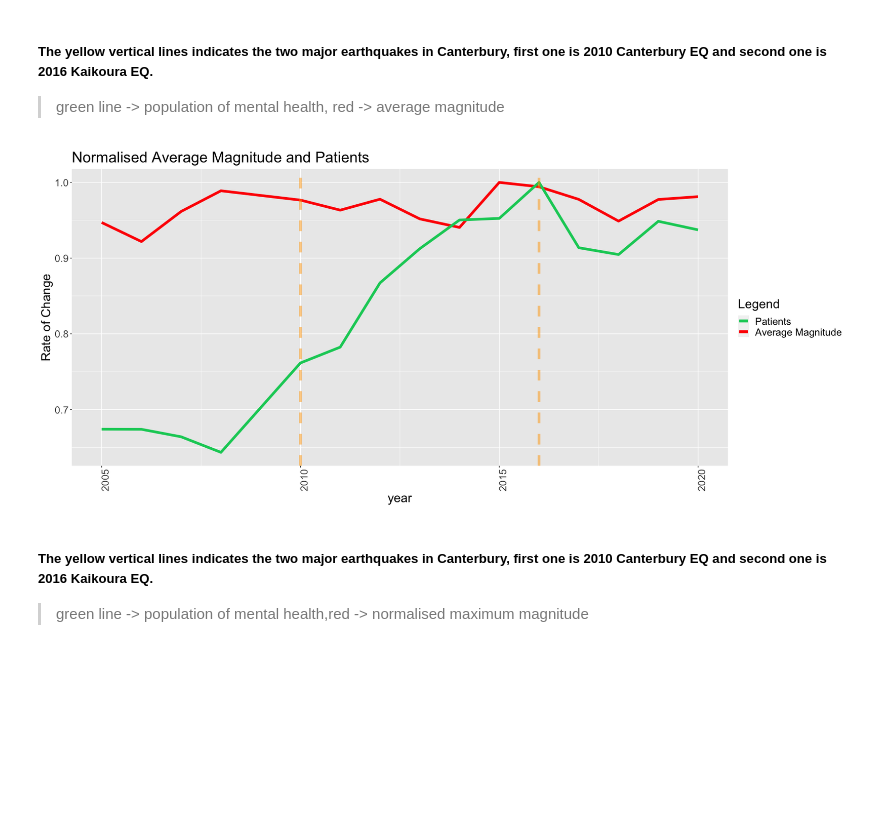
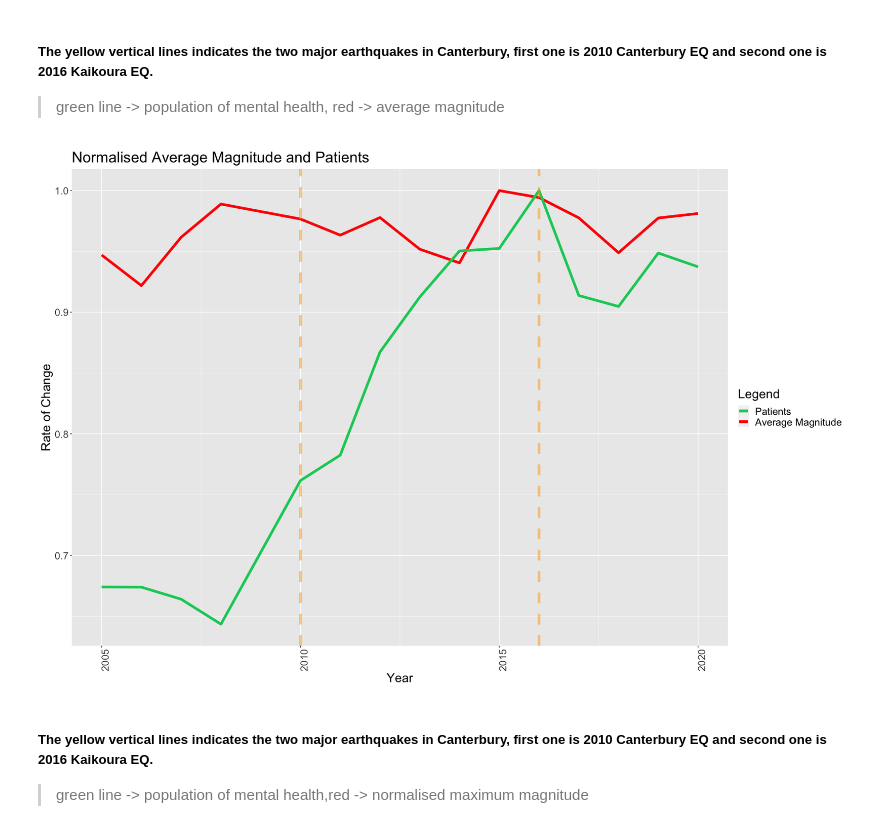
Before and after one commit to adaizh/datamac, a Jupyter notebook: Plotting.ipynb, the cells around one changed output. Saved outputs shown, nothing was run; the diff lists cells and outputs as text; code cells hidden in the pictures; blank space fills up the shorter version.

```diff
--- a/Plotting.ipynb
+++ b/Plotting.ipynb
@@ -101,8 +103,8 @@ joined_table <- eq_summary_df %>% full_join(mh_df, by=c('City','Year')) %>%
         mutate(mh.change = if_else(City == lag(City), Total - lag(Total), Total-Total),
                mh.change = na_if(mh.change, 0),
                mh.change.rate = mh.change/Total,
-               pop.change.rate = pop.change/Total.Pop,
-               mh.per.pop = total/Total.Pop
+               pop.change.rate = Pop.change/Total.Pop,
+               mh.per.pop = Total/Total.Pop
               )
 
 # These are all the attributes of the table
@@ -246,21 +254,21 @@ joined_table %>% filter(city=='Canterbury') %>%
 # %%
 # defining colour
 colours <- c("Patients" = "springgreen3", "Average Magnitude" = "red")
 
 # num eq change rate vs mental health patients change rate for Canterbury
-joined_table %>% filter(city=='Canterbury') %>%
-  ggplot( aes(x=year)) +
-    geom_line(aes(y=average_mag/max(average_mag, na.rm=TRUE), color="Average Magnitude"), size=2) + # normalised num quakes
-    geom_line(aes(y=total/max(total, na.rm=TRUE), color='Patients'), size=2) + # normalised pop.change.rate
+joined_table %>% filter(City=='Canterbury') %>%
+  ggplot( aes(x=Year)) +
+    geom_line(aes(y=Average_mag/max(Average_mag, na.rm=TRUE), color="Average Magnitude"), size=2) + # normalised num quakes
+    geom_line(aes(y=Total/max(Total, na.rm=TRUE), color='Patients'), size=2) + # normalised pop.change.rate
     ggtitle("Normalised Average Magnitude and Patients") +
     geom_vline(xintercept=2010, color="orange", size=2, alpha=0.5, linetype='dashed') +
     geom_vline(xintercept=2016, color="orange", size=2, alpha=0.5, linetype='dashed') +
     labs(y="Rate of Change", color = "Legend") +
     scale_color_manual(values = colours) +
     theme(text = element_text(size=20),
         axis.text.x = element_text(angle=90, hjust=1))
 # %% [output]
-[figure, old version]
+[figure, new version]
 # %% [markdown]
 ##### The yellow vertical lines indicates the two major earthquakes in Canterbury, first one is 2010 Canterbury EQ and second one is 2016 Kaikoura EQ.
 
```
Also changed, not shown: parts of 8 cells of this notebook.
